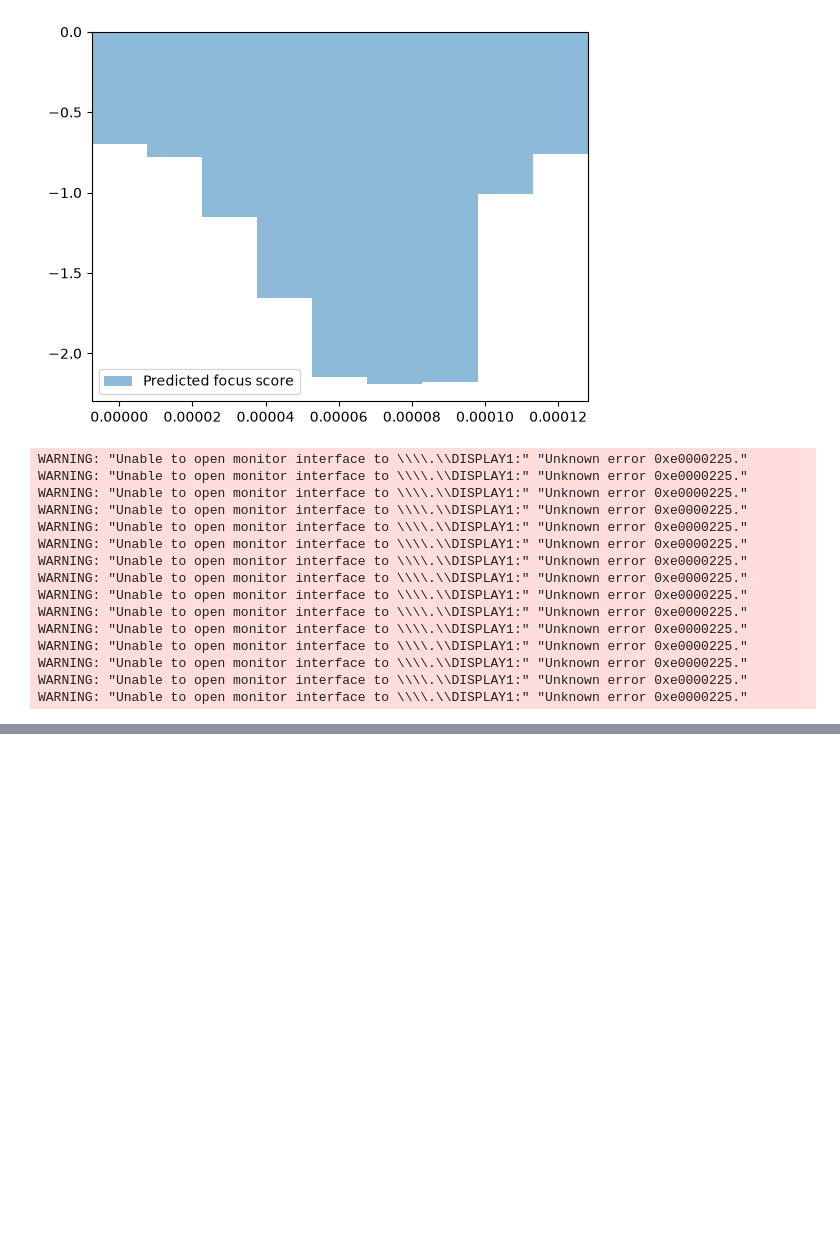
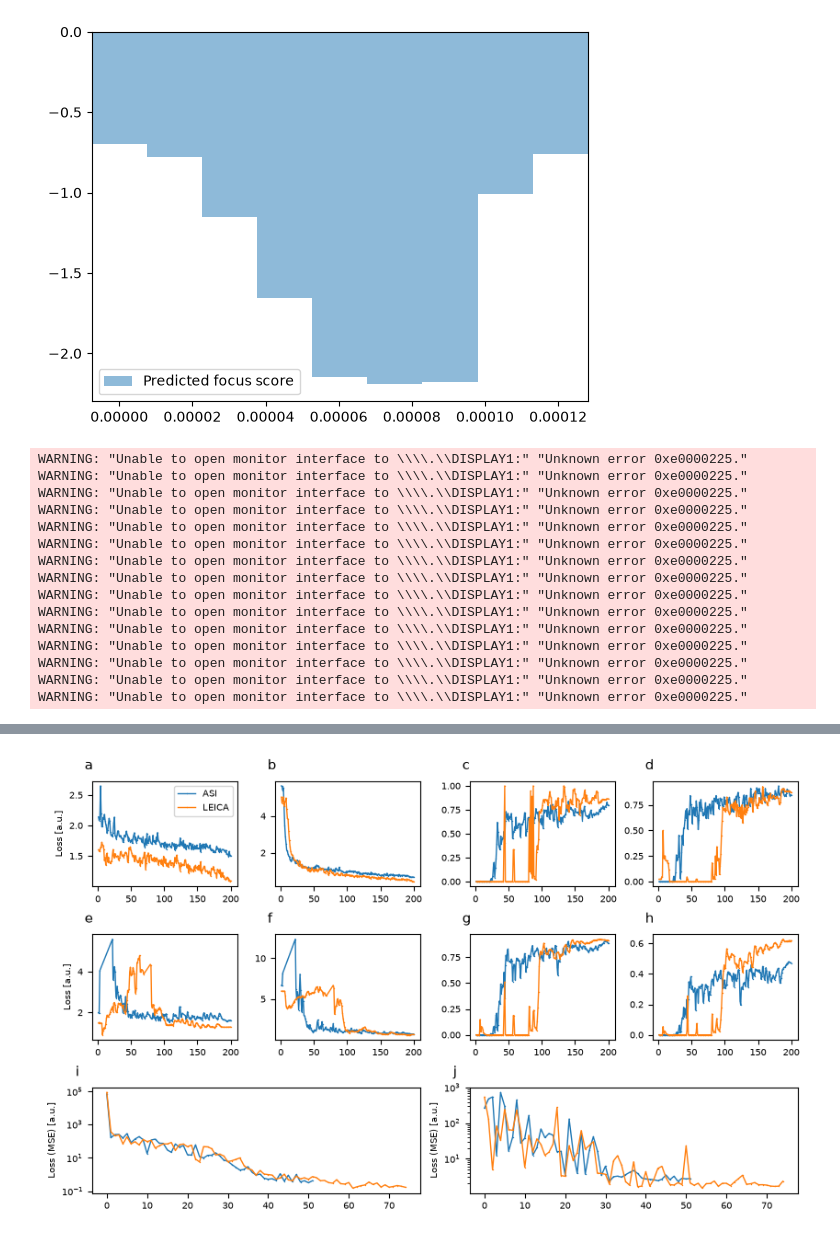
Before and after one commit to BCF-MPI-CBG/autoSCAPE, a Jupyter notebook: docs/notebooks/paper_screenshots.ipynb, the cells around one changed output, grey strips where cells are left out. Drawn from its saved outputs; the diff is of its cells as text; code cells hidden in the pictures; blank space fills up the shorter version.

```diff
--- a/docs/notebooks/paper_screenshots.ipynb
+++ b/docs/notebooks/paper_screenshots.ipynb
@@ -331,0 +519,79 @@ WARNING: "Unable to open monitor interface to \\\\.\\DISPLAY1:" "Unknown error 0
+# %%
+fontsize_a4 = 7
+
+# A4 width is 8.27 in; constrained_layout handles spacing for the spanning axes below
+fig = plt.figure(figsize=(8.27, 5), constrained_layout=True)
+gs = fig.add_gridspec(3, 4, height_ratios=[1, 1, 1], hspace=0.05)  # small vertical gap per row for subfigure letters
+
+axes_yolo = [
+    [fig.add_subplot(gs[0, c]) for c in range(4)],
+    [fig.add_subplot(gs[1, c]) for c in range(4)],
+]
+
+ms = 1
+line_kwargs = dict(marker="o", legend=False, markersize=ms, markeredgewidth=0, linewidth=1)
+
+sns.lineplot(data=df_yolo_ASI, x="epoch", y="train/box_loss", ax=axes_yolo[0][0], label="ASI", **line_kwargs)
+sns.lineplot(data=df_yolo_LEICA, x="epoch", y="train/box_loss", ax=axes_yolo[0][0], label="LEICA", **line_kwargs)
+sns.lineplot(data=df_yolo_ASI, x="epoch", y="train/cls_loss", ax=axes_yolo[0][1], label="ASI", **line_kwargs)
+sns.lineplot(data=df_yolo_LEICA, x="epoch", y="train/cls_loss", ax=axes_yolo[0][1], label="LEICA", **line_kwargs)
+sns.lineplot(data=df_yolo_ASI, x="epoch", y="metrics/precision(B)", ax=axes_yolo[0][2], label="ASI", **line_kwargs)
+sns.lineplot(data=df_yolo_LEICA, x="epoch", y="metrics/precision(B)", ax=axes_yolo[0][2], label="LEICA", **line_kwargs)
+sns.lineplot(data=df_yolo_ASI, x="epoch", y="metrics/recall(B)", ax=axes_yolo[0][3], label="ASI", **line_kwargs)
+sns.lineplot(data=df_yolo_LEICA, x="epoch", y="metrics/recall(B)", ax=axes_yolo[0][3], label="LEICA", **line_kwargs)
+
+sns.lineplot(data=df_yolo_ASI, x="epoch", y="val/box_loss", ax=axes_yolo[1][0], label="ASI", **line_kwargs)
+sns.lineplot(data=df_yolo_LEICA, x="epoch", y="val/box_loss", ax=axes_yolo[1][0], label="LEICA", **line_kwargs)
+sns.lineplot(data=df_yolo_ASI, x="epoch", y="val/cls_loss", ax=axes_yolo[1][1], label="ASI", **line_kwargs)
+sns.lineplot(data=df_yolo_LEICA, x="epoch", y="val/cls_loss", ax=axes_yolo[1][1], label="LEICA", **line_kwargs)
+sns.lineplot(data=df_yolo_ASI, x="epoch", y="metrics/mAP50(B)", ax=axes_yolo[1][2], label="ASI", **line_kwargs)
+sns.lineplot(data=df_yolo_LEICA, x="epoch", y="metrics/mAP50(B)", ax=axes_yolo[1][2], label="LEICA", **line_kwargs)
+sns.lineplot(data=df_yolo_ASI, x="epoch", y="metrics/mAP50-95(B)", ax=axes_yolo[1][3], label="ASI", **line_kwargs)
+sns.lineplot(data=df_yolo_LEICA, x="epoch", y="metrics/mAP50-95(B)", ax=axes_yolo[1][3], label="LEICA", **line_kwargs)
+
+ax_train_loss = fig.add_subplot(gs[2, 0:2])
+ax_val_loss = fig.add_subplot(gs[2, 2:4])
+
+ax_train_loss.set_yscale('log')
+ax_val_loss.set_yscale('log')
+
+sns.lineplot(data=df, x="epoch", y="train_loss_ASI", ax=ax_train_loss, label="ASI", **line_kwargs)
+sns.lineplot(data=df, x="epoch", y="train_loss_LEICA", ax=ax_train_loss, label="LEICA", **line_kwargs)
+sns.lineplot(data=df, x="epoch", y="val_loss_ASI", ax=ax_val_loss, label="ASI", **line_kwargs)
+sns.lineplot(data=df, x="epoch", y="val_loss_LEICA", ax=ax_val_loss, label="LEICA", **line_kwargs)
+
+ax_train_loss.set_ylabel("Loss (MSE) [a.u.]", fontsize=fontsize_a4)
+ax_val_loss.set_ylabel("Loss (MSE) [a.u.]", fontsize=fontsize_a4)
+#ax_train_loss.set_title("Focus Detector: Train Loss", fontsize=fontsize_a4)
+#ax_val_loss.set_title("Focus Detector: Validation Loss", fontsize=fontsize_a4)
+
+axes_yolo[0][0].set_ylabel("Loss [a.u.]", fontsize=fontsize_a4)
+axes_yolo[1][0].set_ylabel("Loss [a.u.]", fontsize=fontsize_a4)
+for row, col in [(0, 1), (0, 2), (0, 3), (1, 1), (1, 2), (1, 3)]:
+    axes_yolo[row][col].set_ylabel("")
+
+titles = [
+    ["Train Box Loss", "Train Cls Loss", "Train Precision(B)", "Train Recall(B)"],
+    ["Val Box Loss", "Val Cls Loss", "Val mAP50(B)", "Val mAP50-95(B)"],
+]
+for row in range(2):
+    for col in range(4):
+        # axes_yolo[row][col].set_title(titles[row][col], fontsize=fontsize_a4)
+        axes_yolo[row][col].set_xlabel("")
+        axes_yolo[row][col].tick_params(axis='both', which='major', labelsize=fontsize_a4)
+
+for ax in [ax_train_loss, ax_val_loss]:
+    ax.set_xlabel("")
+    ax.tick_params(axis='both', which='major', labelsize=fontsize_a4)
+
+axes_yolo[0][0].legend(fontsize=fontsize_a4)  # only plot keeping a legend
+
+subplot_letters = "abcdefghik"
+ordered_axes = axes_yolo[0] + axes_yolo[1] + [ax_train_loss, ax_val_loss]
+for ax, letter in zip(ordered_axes, subplot_letters):
+    ax.text(-0.05, 1.08, letter, transform=ax.transAxes, fontsize=fontsize_a4 + 4, va="bottom", ha="left")
+
+fig.savefig(os.path.join(output_dir, "figure_training_metrics", "combined_training_metrics_a4.svg"), bbox_inches='tight')
+fig.savefig(os.path.join(output_dir, "figure_training_metrics", "combined_training_metrics_a4.png"), dpi=300, bbox_inches='tight')
+# %% [output]
+[figure, added]
```
Also changed, not shown: parts of 24 cells of this notebook.
